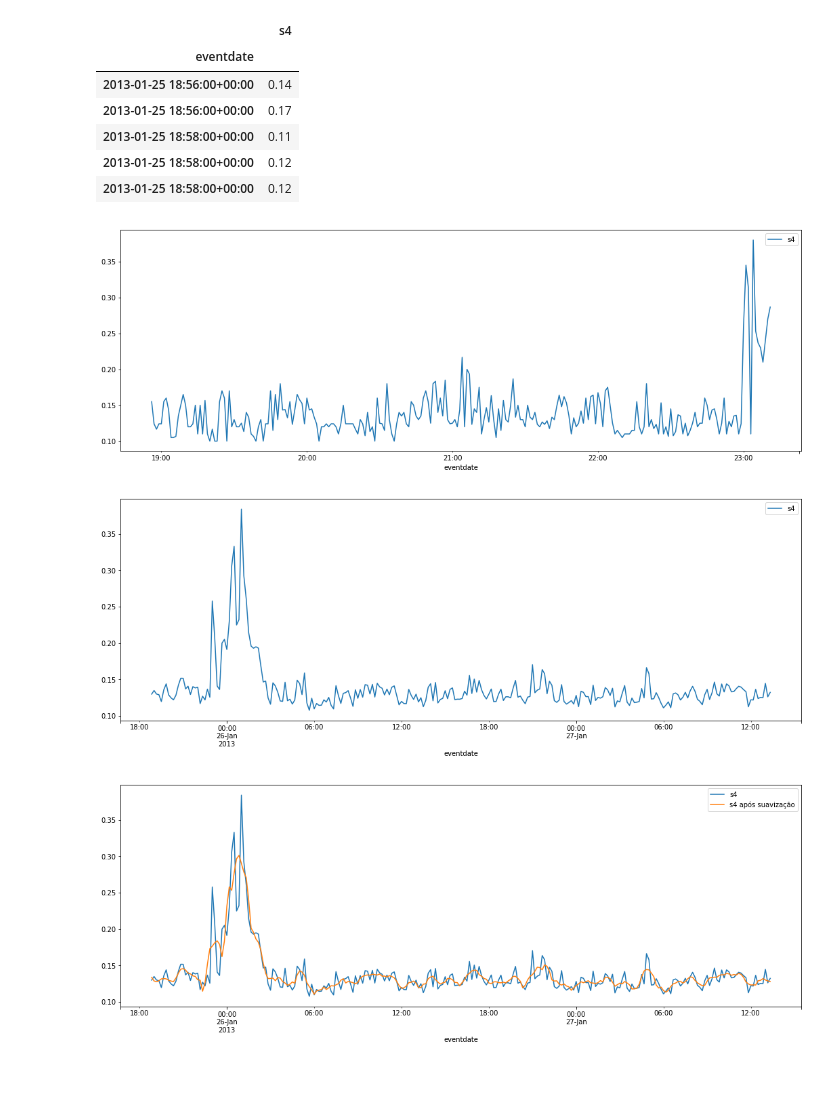
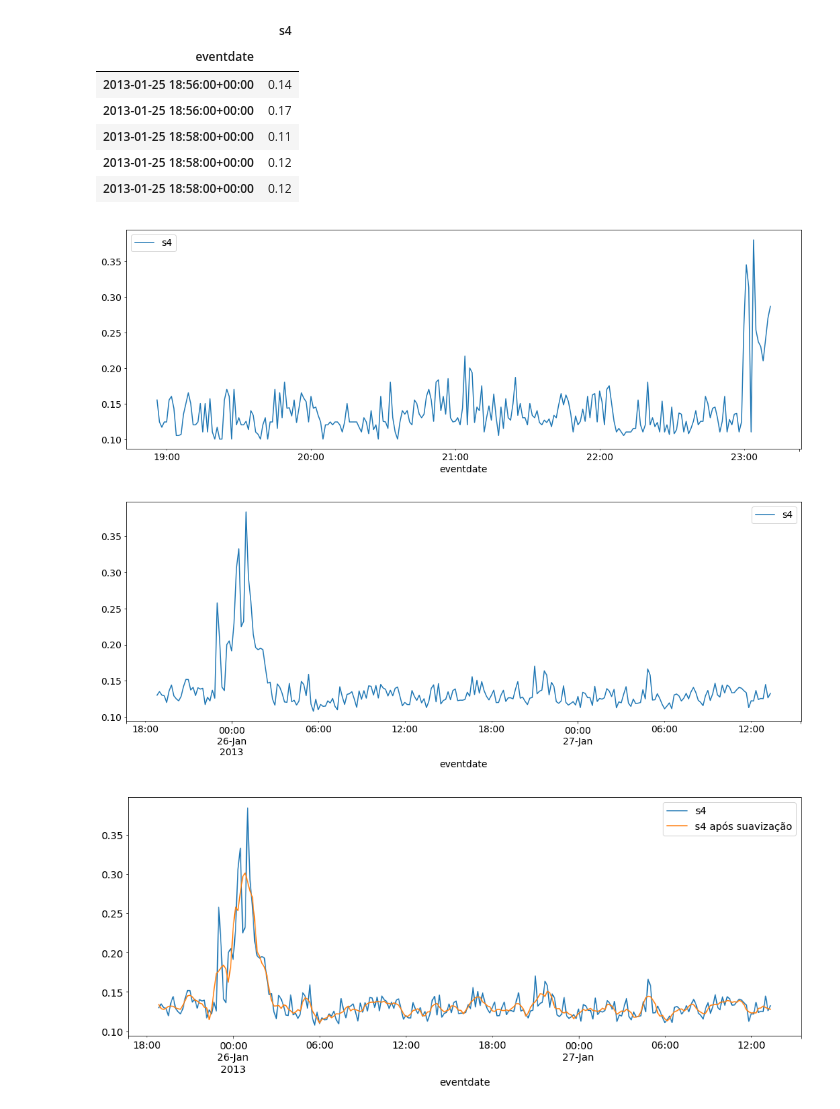
Before and after one commit to retiarus/correlation_vtec_s4, a Jupyter notebook: avaliate_s4_smooth.ipynb, the cells around one changed output. Cells and saved outputs as stored; diff of their text form; code cells hidden in the pictures; blank space fills up the shorter version.

Commit message:
add a new configuration to improve the plot's layout and save them

```diff
--- a/avaliate_s4_smooth.ipynb
+++ b/avaliate_s4_smooth.ipynb
@@ -17,6 +17,13 @@ from utils import window
 
 %matplotlib inline
 warnings.filterwarnings('ignore')
+
+latter_size = 14
+plt.rcParams['legend.fontsize'] = latter_size
+plt.rcParams['font.size'] = latter_size
+plt.rcParams['axes.labelsize'] = latter_size
+plt.rcParams['xtick.labelsize'] = latter_size
+plt.rcParams['ytick.labelsize'] = latter_size
 # %% [output]
 plotly.graph_objs.YAxis is deprecated.
 Please replace it with one of the following more specific types
@@ -76,19 +83,20 @@ df_s4 = df_s4.resample('1T').mean()
 df_s4 = df_s4.interpolate(method='spline', order=3)
 df_s4[0:256].plot(figsize=(18, 6));
 # %% [output]
-[figure, old version]
+[figure, new version]
 # %%
 df_s4 = df_s4.resample('10T').mean()
 df_s4[0:256].plot(figsize=(18, 6));
 # %% [output]
-[figure, old version]
+[figure, new version]
 # %%
 df_s4_avaliate_filter = df_s4.copy()
 df_s4_avaliate_filter['s4 após suavização'] = savgol_filter(df_s4_avaliate_filter.values.ravel(), window, 3)
-ax = df_s4_avaliate_filter[0:256].plot(figsize=(18, 6));
+ax = df_s4_avaliate_filter[0:256].plot(figsize=(14, 6));
+plt.tight_layout()
 plt.savefig('./images/s4_signal_noise_and_smooth_savgol.eps', format='eps', dpi=1000)
 # %% [output]
-[figure, old version]
+[figure, new version]
 # %%
 original = df_s4
 center = df_s4.rolling(window, win_type='gaussian', center=True).mean(std=1.0)
```
Also changed, not shown: parts of 1 cell of this notebook, 2 other files.
